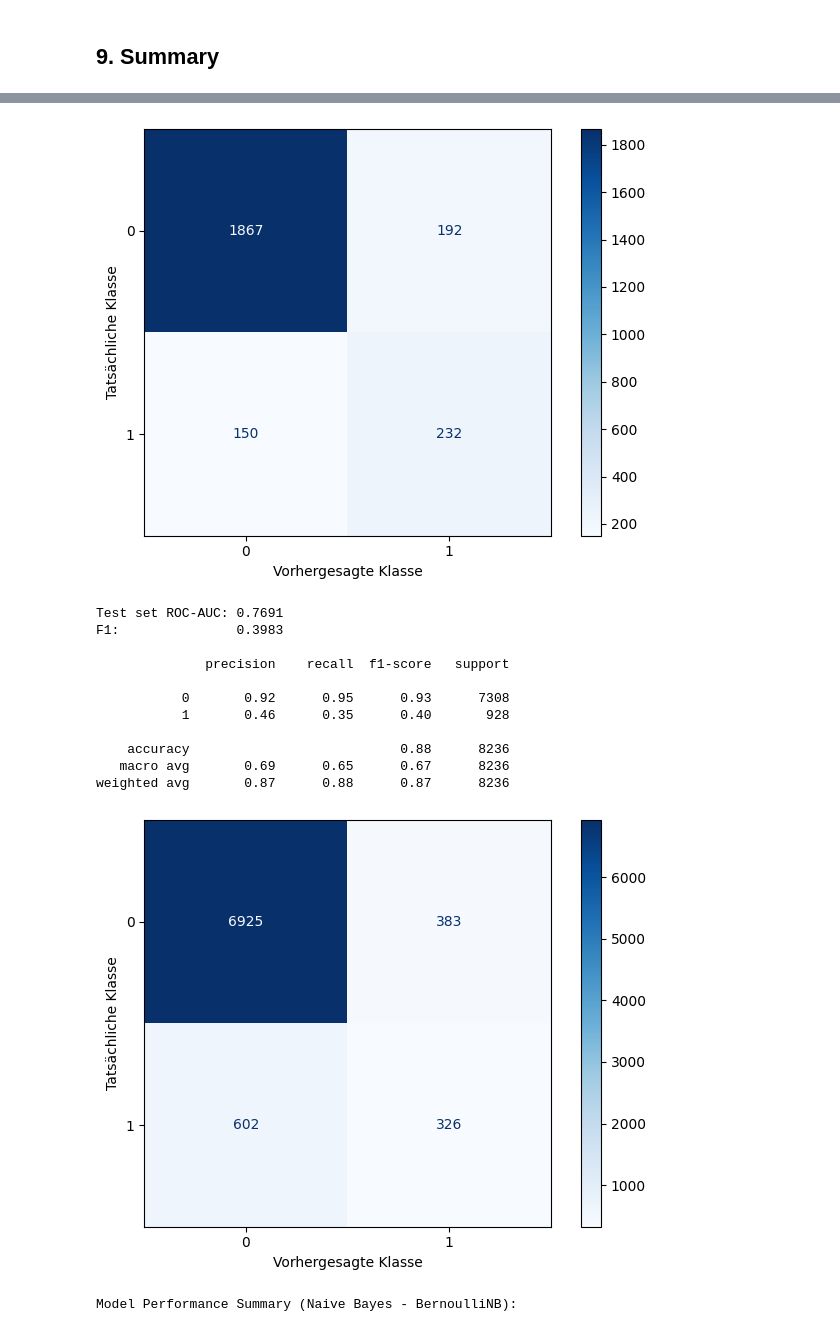
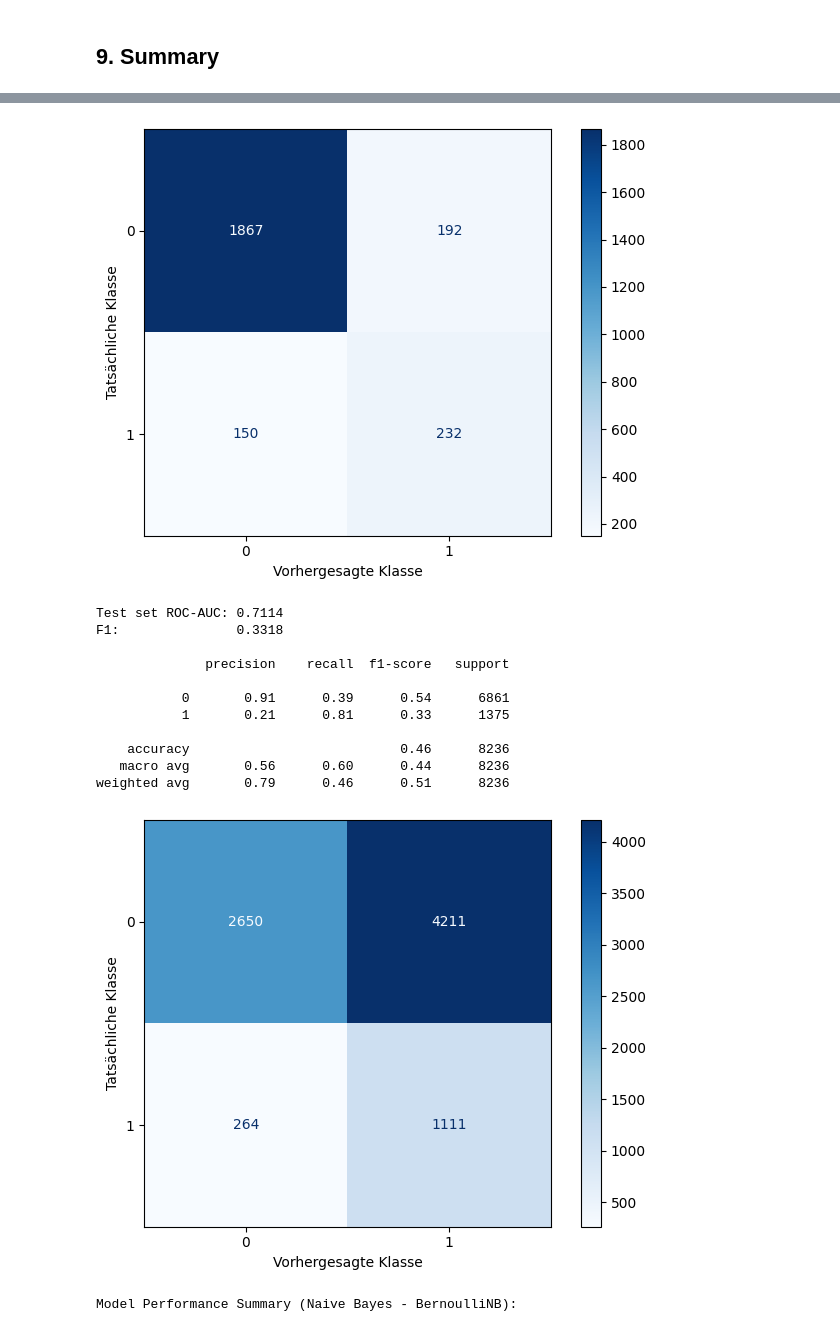
Before and after one commit to johannes3502/customer-decision-prediction, a Jupyter notebook: notebooks/bayesfin.ipynb, the cells around one changed output, grey strips where cells are left out. Drawn from its saved outputs; the diff is of its cells as text; code cells hidden in the pictures.

Commit message:
Consistency check across all notebooks and sections of the paper. Fixed

```diff
--- a/notebooks/bayesfin.ipynb
+++ b/notebooks/bayesfin.ipynb
@@ -4,7 +4,7 @@
 This notebook applies a common evaluation workflow to three processed datasets in `./data/processed`: Telco, Bank, and E-Commerce.
 # %%
 import pandas as pd
-from sklearn.model_selection import train_test_split, cross_val_score, GridSearchCV
+from sklearn.model_selection import train_test_split, cross_val_score, GridSearchCV, TimeSeriesSplit
 from sklearn.naive_bayes import BernoulliNB
 from sklearn.naive_bayes import CategoricalNB
 from sklearn.preprocessing import StandardScaler
@@ -20,6 +20,23 @@ pd.options.display.width = 120
 TELCO_PATH = "../data/processed/telco_clean.csv"
 BANK_PATH = "../data/processed/bank_clean.csv"
 ECOM_PATH = "../data/processed/ecom_clean.csv"
+
+
+def sort_bank_temporally(df):
+    """Sort Bank Marketing rows chronologically by month and day_of_week.
+
+    Mirrors src/evaluation.py's sort_dataframe_temporally so the Bank
+    train/test split below matches the leak-safe temporal split used for
+    Gradient Boosting and the Random Forest deep-dive (paper Section 3.4
+    mandates a temporal split for Bank to avoid look-ahead bias).
+    """
+    month_order = {'jan':1,'feb':2,'mar':3,'apr':4,'may':5,'jun':6,
+                   'jul':7,'aug':8,'sep':9,'oct':10,'nov':11,'dec':12}
+    day_order = {'mon':1,'tue':2,'wed':3,'thu':4,'fri':5}
+    month_num = df['month'].str.lower().map(month_order)
+    day_num = df['day_of_week'].str.lower().map(day_order)
+    time_idx = month_num * 100 + day_num
+    return df.assign(_time_idx=time_idx).sort_values('_time_idx').drop(columns=['_time_idx']).reset_index(drop=True)
 # %% [markdown]
 ## 1. Load datasets
 # %%
@@ -83,6 +100,8 @@ Telco processed shape: (7043, 31)
 # %% [markdown]
 ## 3. Preprocess Bank
 # %%
+bank = sort_bank_temporally(bank)  # chronological order for temporal split
+
 BANK_CATEGORICAL = [
     "job", "marital", "education", "default", "housing", "loan",
     "contact", "month", "day_of_week", "poutcome"
@@ -117,17 +136,21 @@ E-Commerce processed shape: (12205, 27)
 # %% [markdown]
 ## 5. Evaluation helper
 # %%
-def evaluate_model(model, X_train, y_train, X_test, y_test, cv=5, show_cm=False, title="", display_labels=None):
+def evaluate_model(model, X_train, y_train, X_test, y_test, cv=5, show_cm=False, title="", display_labels=None, temporal=False):
     model.fit(X_train, y_train)
 
     y_train_pred = model.predict(X_train)
     y_test_pred = model.predict(X_test)
     y_test_score = model.predict_proba(X_test)[:, 1]
 
+    # Bank uses TimeSeriesSplit (not shuffled k-fold) for CV, consistent with
+    # the temporal train/test split and with src/evaluation.py's split_mode='temporal'.
+    cv_splitter = TimeSeriesSplit(n_splits=cv) if temporal else cv
+
     train_accuracy = accuracy_score(y_train, y_train_pred)
     valid_accuracy = accuracy_score(y_test, y_test_pred)
-    mean_cv_score = cross_val_score(model, X_train, y_train, cv=cv, scoring='accuracy').mean()
-    cv_auc_scores = cross_val_score(model, X_train, y_train, cv=cv, scoring='roc_auc')
+    mean_cv_score = cross_val_score(model, X_train, y_train, cv=cv_splitter, scoring='accuracy').mean()
+    cv_auc_scores = cross_val_score(model, X_train, y_train, cv=cv_splitter, scoring='roc_auc')
     roc_auc = roc_auc_score(y_test, y_test_score)
     f1 = f1_score(y_test, y_test_pred)
     precision = precision_score(y_test, y_test_pred)
@@ -342,14 +378,14 @@ weighted avg       0.87      0.86      0.86      2441
 ## 9. Summary
 # %%
 datasets = [
-    ("Telco Churn",     X_telco, y_telco),
-    ("Online Shoppers", X_ecom,  y_ecom),
-    ("Bank Marketing",  X_bank,  y_bank),
+    ("Telco Churn",     X_telco, y_telco, False),
+    ("Online Shoppers", X_ecom,  y_ecom,  False),
+    ("Bank Marketing",  X_bank,  y_bank,  True),
 ]
 
 summary_rows = []
-for name, X, y in datasets:
-    row = run_dataset(X, y, scale=False)
+for name, X, y, temporal in datasets:
+    row = run_dataset(X, y, scale=False, temporal=temporal)
     summary_rows.append({
         "Dataset":  name,
         "CV-AUC":   row["CV-AUC"].iloc[0],
@@ -365,41 +401,41 @@ print("Model Performance Summary (Naive Bayes - BernoulliNB):")
 display(summary_df)
 # %% [output]
 Test set ROC-AUC: 0.7924
 F1:               0.5842
 
               precision    recall  f1-score   support
 
            0       0.90      0.68      0.77      1035
            1       0.47      0.78      0.58       374
 
     accuracy                           0.70      1409
    macro avg       0.68      0.73      0.68      1409
 weighted avg       0.78      0.70      0.72      1409
 [figure]
 Test set ROC-AUC: 0.8812
 F1:               0.5757
 
               precision    recall  f1-score   support
 
            0       0.93      0.91      0.92      2059
            1       0.55      0.61      0.58       382
 
     accuracy                           0.86      2441
    macro avg       0.74      0.76      0.75      2441
 weighted avg       0.87      0.86      0.86      2441
 [figure]
-Test set ROC-AUC: 0.7691
-F1:               0.3983
+Test set ROC-AUC: 0.7114
+F1:               0.3318
 
               precision    recall  f1-score   support
 
-           0       0.92      0.95      0.93      7308
-           1       0.46      0.35      0.40       928
+           0       0.91      0.39      0.54      6861
+           1       0.21      0.81      0.33      1375
 
-    accuracy                           0.88      8236
-   macro avg       0.69      0.65      0.67      8236
-weighted avg       0.87      0.88      0.87      8236
+    accuracy                           0.46      8236
+   macro avg       0.56      0.60      0.44      8236
+weighted avg       0.79      0.46      0.51      8236
-[figure, old version]
+[figure, new version]
 Model Performance Summary (Naive Bayes - BernoulliNB):
 |  | CV-AUC | Test-AUC | F1 | Prec. | Recall |
 | Dataset |  |  |  |  |  |
```
Also changed, not shown: parts of 4 cells of this notebook, 8 other files.
